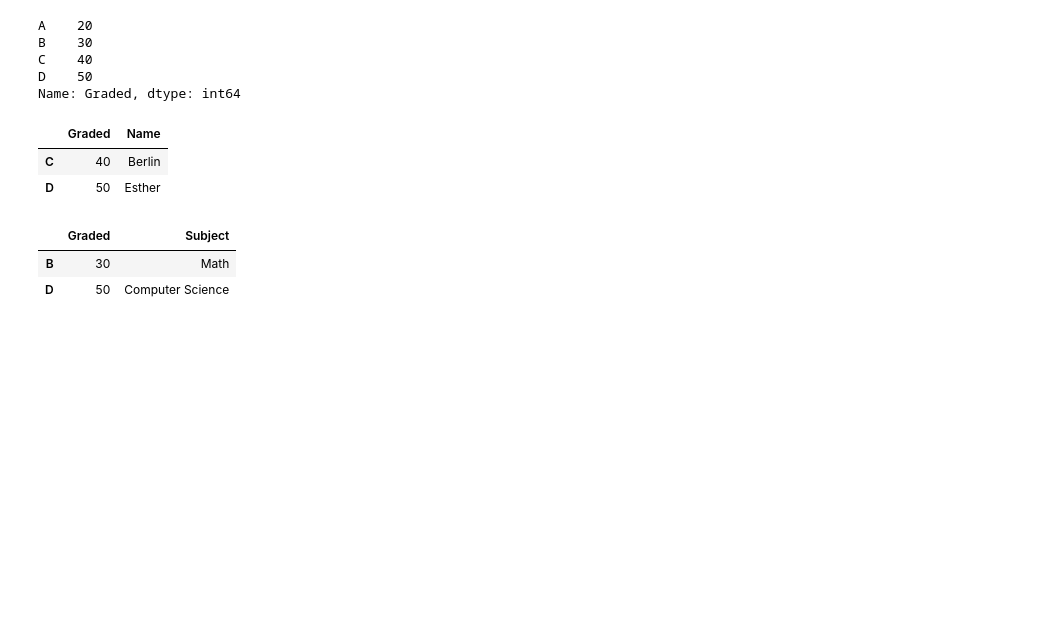
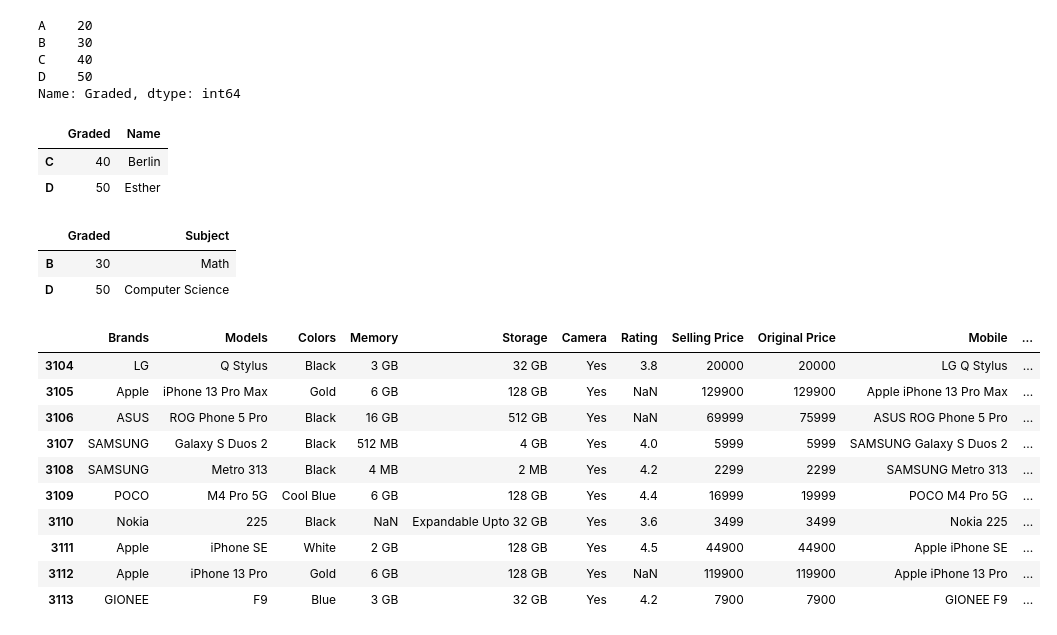
Before and after one commit to waitheramwaurar/PyData, a Jupyter notebook: Pandas_lesson1.ipynb, the cells around one changed output. Drawn from its saved outputs; the diff is of its cells as text; code cells hidden in the pictures; blank space fills up the shorter version.

Commit message:
Practice questions for loc and iloc

```diff
--- a/Pandas_lesson1.ipynb
+++ b/Pandas_lesson1.ipynb
@@ -333,3 +333,19 @@ df.loc[['B', 'D'], ['Graded','Subject']]
 |  | Graded | Subject |
 | B | 30 | Math |
 | D | 50 | Computer Science |
+# %%
+# Use iloc to get the last 10 records
+
+sales_df.iloc[-10:]
+# %% [output]
+|  | Brands | Models | Colors | Memory | Storage | Camera | Rating | Selling Price | Original Price | Mobile | ... |
+| 3104 | LG | Q Stylus | Black | 3 GB | 32 GB | Yes | 3.8 | 20000 | 20000 | LG Q Stylus | ... |
+| 3105 | Apple | iPhone 13 Pro Max | Gold | 6 GB | 128 GB | Yes | NaN | 129900 | 129900 | Apple iPhone 13 Pro Max | ... |
+| 3106 | ASUS | ROG Phone 5 Pro | Black | 16 GB | 512 GB | Yes | NaN | 69999 | 75999 | ASUS ROG Phone 5 Pro | ... |
+| 3107 | SAMSUNG | Galaxy S Duos 2 | Black | 512 MB | 4 GB | Yes | 4.0 | 5999 | 5999 | SAMSUNG Galaxy S Duos 2 | ... |
+| 3108 | SAMSUNG | Metro 313 | Black | 4 MB | 2 MB | Yes | 4.2 | 2299 | 2299 | SAMSUNG Metro 313 | ... |
+| 3109 | POCO | M4 Pro 5G | Cool Blue | 6 GB | 128 GB | Yes | 4.4 | 16999 | 19999 | POCO M4 Pro 5G | ... |
+| 3110 | Nokia | 225 | Black | NaN | Expandable Upto 32 GB | Yes | 3.6 | 3499 | 3499 | Nokia 225 | ... |
+| 3111 | Apple | iPhone SE | White | 2 GB | 128 GB | Yes | 4.5 | 44900 | 44900 | Apple iPhone SE | ... |
+| 3112 | Apple | iPhone 13 Pro | Gold | 6 GB | 128 GB | Yes | NaN | 119900 | 119900 | Apple iPhone 13 Pro | ... |
+| 3113 | GIONEE | F9 | Blue | 3 GB | 32 GB | Yes | 4.2 | 7900 | 7900 | GIONEE F9 | ... |
```
Also changed, not shown: parts of 3 cells of this notebook.
